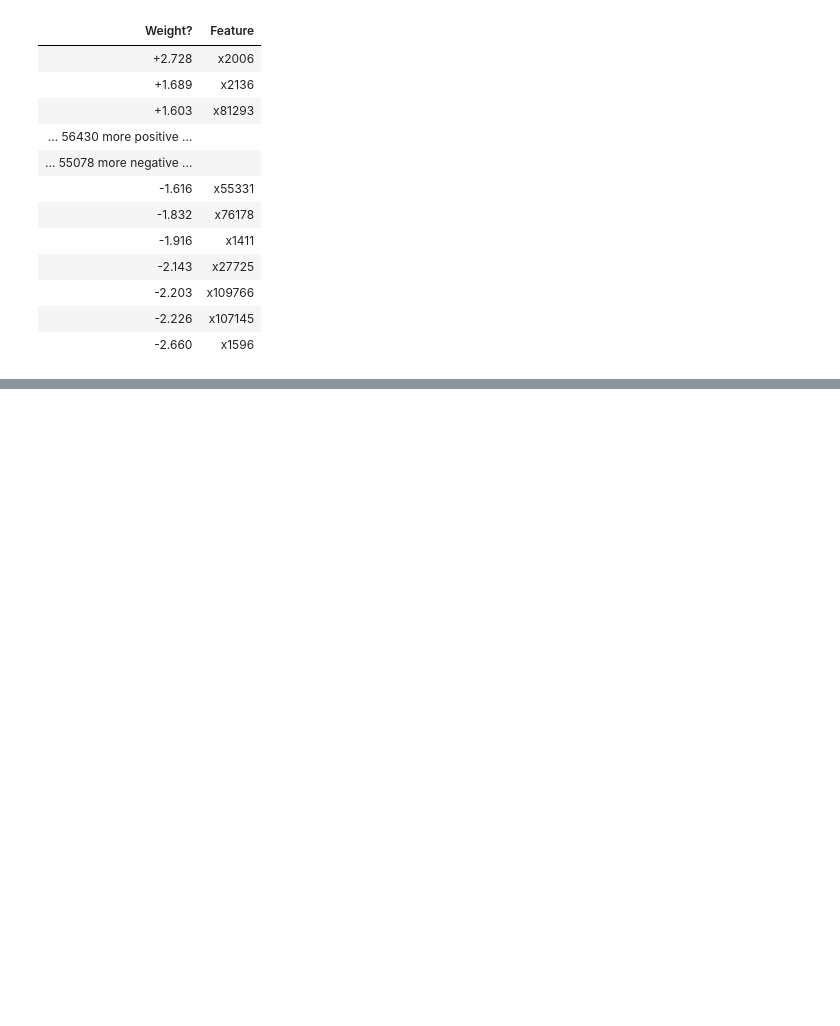
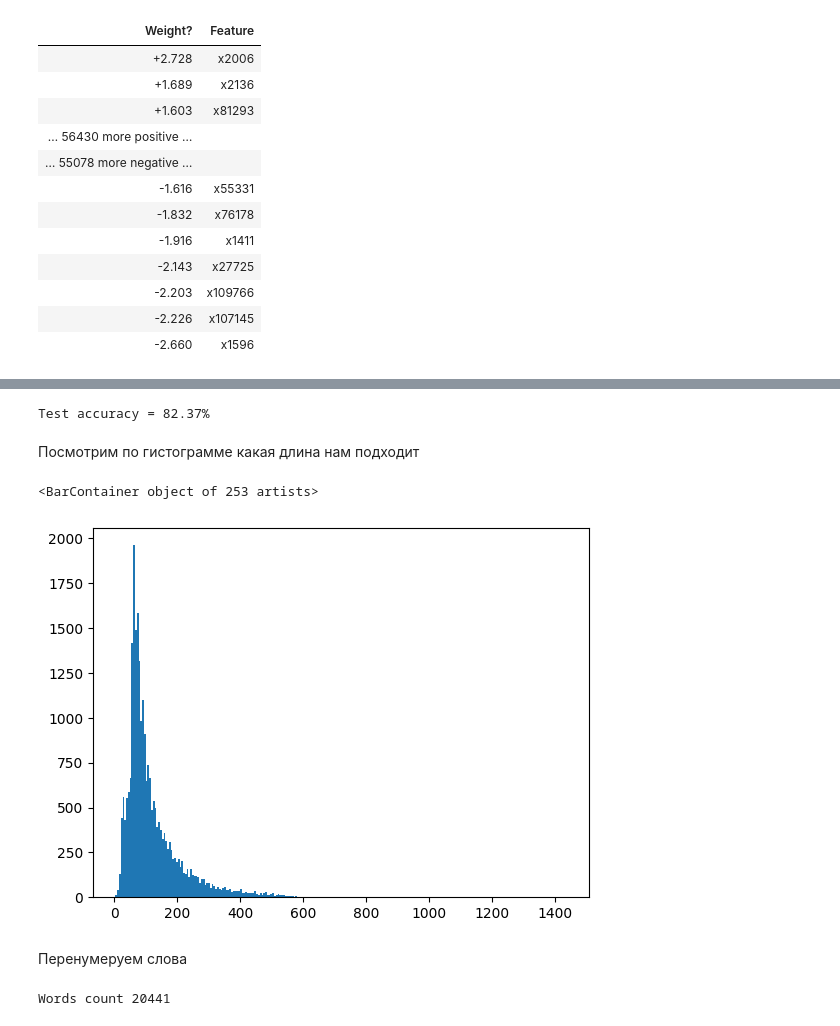
Before and after one commit to aspushkarev/GB-NLP, a Jupyter notebook: Sentiment _Analysis/NLP_Pushkarev_HW6.ipynb, the cells around one changed output, grey strips where cells are left out. Cells and saved outputs as stored; diff of their text form; code cells hidden in the pictures; blank space fills up the shorter version.

```diff
--- a/Sentiment _Analysis/NLP_Pushkarev_HW6.ipynb
+++ b/Sentiment _Analysis/NLP_Pushkarev_HW6.ipynb
@@ -279,0 +441,3 @@ entertaining touching version classic tale also quite intelligent tarzan jane sc
+# %%
+train_df['lemmatized'] = train_df['review'].apply(lemmatized_words)
+test_df['lemmatized'] = test_df['review'].apply(lemmatized_words)
@@ -279,0 +460,46 @@ entertaining touching version classic tale also quite intelligent tarzan jane sc
+# %%
+stemmer = PorterStemmer()
+# %%
+def stemmed_words(text):
+    text_stem = [stemmer.stem(word) for word in tokenizer.tokenize(text)]
+    return ' '.join(word for word in text_stem)
+# %%
+train_df['stemmed'] = train_df['review'].apply(stemmed_words)
+test_df['stemmed'] = test_df['review'].apply(stemmed_words)
+# %%
+model = Pipeline([
+    ('vectorizer', vectorizer),
+    ('classifier', classifier)
+])
+
+model.fit(train_df['stemmed'], train_df['is_positive'])
+
+eval_model(model, test_df)
+# %% [output]
+Test accuracy = 82.37%
+# %% [markdown]
+Посмотрим по гистограмме какая длина нам подходит
+# %%
+_, _, hist = plt.hist(train_df.review.apply(lambda text: len(text.split())), bins='auto')
+hist
+# %% [output]
+<BarContainer object of 253 artists>
+[figure, added]
+# %% [markdown]
+Перенумеруем слова
+# %%
+words_counter = Counter((word for text in train_df.review for word in text.lower().split()))
+
+word2idx = {
+    '': 0,
+    '<unk>': 1
+}
+for word, count in words_counter.most_common():
+    if count < 10:
+        break
+
+    word2idx[word] = len(word2idx)
+
+print('Words count', len(word2idx))
+# %% [output]
+Words count 20441
```
Also changed, not shown: parts of 41 cells of this notebook.
